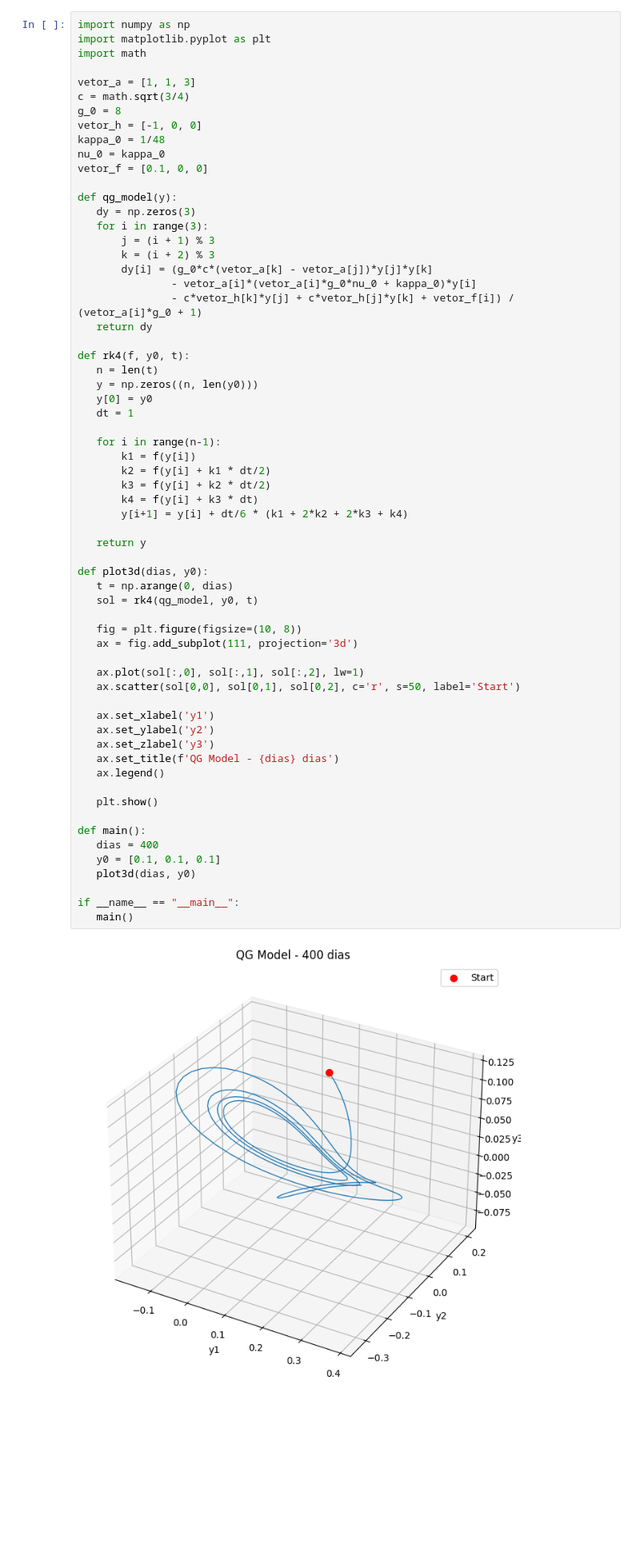
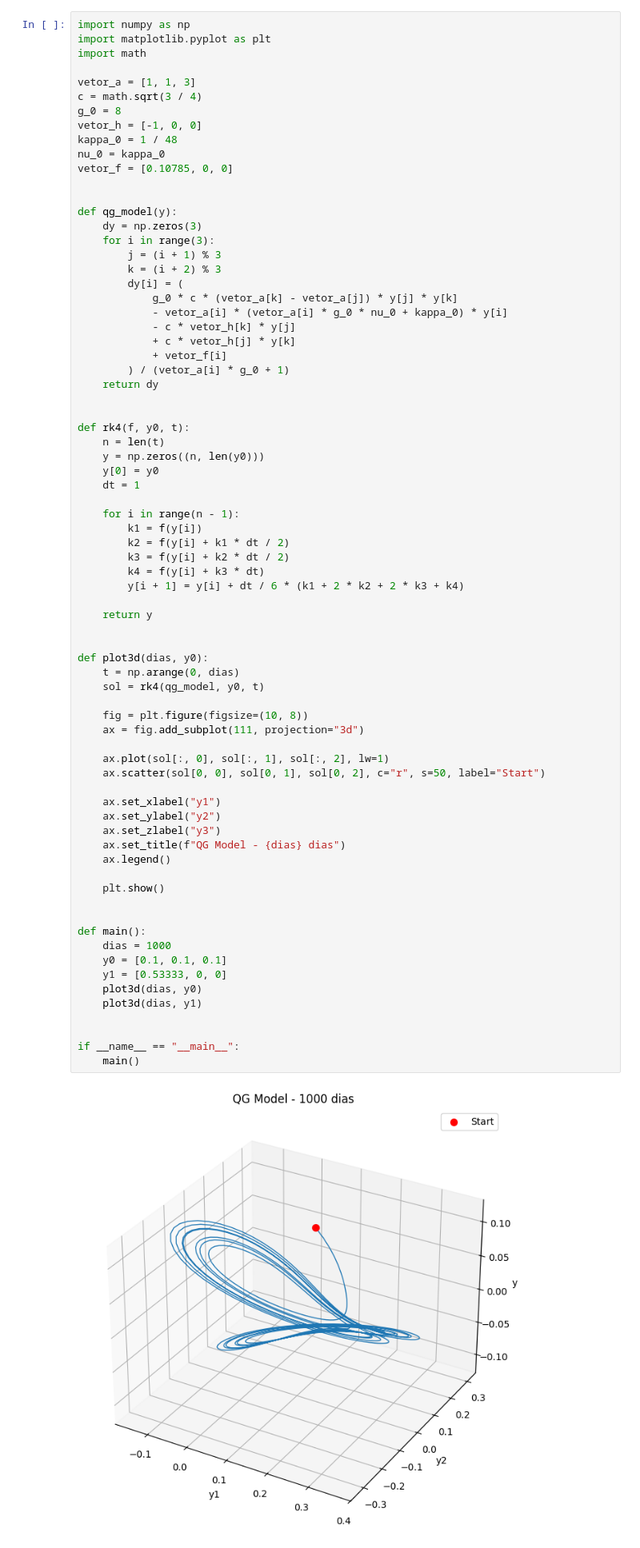
Before and after one commit to lucasamtaylor01/Lorenz80, a Jupyter notebook: 01_src/simulations.ipynb, the cells around one changed output. Shown at 80% size. Cells and saved outputs as stored; diff of their text form; blank space fills up the shorter version.

```diff
--- a/01_src/simulations.ipynb
+++ b/01_src/simulations.ipynb
@@ -270,65 +186,76 @@ if __name__ == '__main__':
 # %%
 import numpy as np
 import matplotlib.pyplot as plt
 import math
 
 vetor_a = [1, 1, 3]
-c = math.sqrt(3/4)
+c = math.sqrt(3 / 4)
 g_0 = 8
 vetor_h = [-1, 0, 0]
-kappa_0 = 1/48
+kappa_0 = 1 / 48
 nu_0 = kappa_0
-vetor_f = [0.1, 0, 0]
+vetor_f = [0.10785, 0, 0]
+
 
 def qg_model(y):
-   dy = np.zeros(3)
-   for i in range(3):
-       j = (i + 1) % 3
-       k = (i + 2) % 3
-       dy[i] = (g_0*c*(vetor_a[k] - vetor_a[j])*y[j]*y[k]
-               - vetor_a[i]*(vetor_a[i]*g_0*nu_0 + kappa_0)*y[i]
-               - c*vetor_h[k]*y[j] + c*vetor_h[j]*y[k] + vetor_f[i]) / (vetor_a[i]*g_0 + 1)
-   return dy
+    dy = np.zeros(3)
+    for i in range(3):
+        j = (i + 1) % 3
+        k = (i + 2) % 3
+        dy[i] = (
+            g_0 * c * (vetor_a[k] - vetor_a[j]) * y[j] * y[k]
+            - vetor_a[i] * (vetor_a[i] * g_0 * nu_0 + kappa_0) * y[i]
+            - c * vetor_h[k] * y[j]
+            + c * vetor_h[j] * y[k]
+            + vetor_f[i]
+        ) / (vetor_a[i] * g_0 + 1)
+    return dy
+
 
 def rk4(f, y0, t):
-   n = len(t)
-   y = np.zeros((n, len(y0)))
-   y[0] = y0
-   dt = 1
+    n = len(t)
+    y = np.zeros((n, len(y0)))
+    y[0] = y0
+    dt = 1
 
-   for i in range(n-1):
-       k1 = f(y[i])
-       k2 = f(y[i] + k1 * dt/2)
-       k3 = f(y[i] + k2 * dt/2)
-       k4 = f(y[i] + k3 * dt)
-       y[i+1] = y[i] + dt/6 * (k1 + 2*k2 + 2*k3 + k4)
+    for i in range(n - 1):
+        k1 = f(y[i])
+        k2 = f(y[i] + k1 * dt / 2)
+        k3 = f(y[i] + k2 * dt / 2)
+        k4 = f(y[i] + k3 * dt)
+        y[i + 1] = y[i] + dt / 6 * (k1 + 2 * k2 + 2 * k3 + k4)
 
-   return y
+    return y
+
 
 def plot3d(dias, y0):
-   t = np.arange(0, dias)
-   sol = rk4(qg_model, y0, t)
+    t = np.arange(0, dias)
+    sol = rk4(qg_model, y0, t)
 
-   fig = plt.figure(figsize=(10, 8))
-   ax = fig.add_subplot(111, projection='3d')
+    fig = plt.figure(figsize=(10, 8))
+    ax = fig.add_subplot(111, projection="3d")
 
-   ax.plot(sol[:,0], sol[:,1], sol[:,2], lw=1)
-   ax.scatter(sol[0,0], sol[0,1], sol[0,2], c='r', s=50, label='Start')
+    ax.plot(sol[:, 0], sol[:, 1], sol[:, 2], lw=1)
+    ax.scatter(sol[0, 0], sol[0, 1], sol[0, 2], c="r", s=50, label="Start")
 
-   ax.set_xlabel('y1')
-   ax.set_ylabel('y2')
-   ax.set_zlabel('y3')
-   ax.set_title(f'QG Model - {dias} dias')
-   ax.legend()
+    ax.set_xlabel("y1")
+    ax.set_ylabel("y2")
+    ax.set_zlabel("y3")
+    ax.set_title(f"QG Model - {dias} dias")
+    ax.legend()
 
-   plt.show()
+    plt.show()
+
 
 def main():
-   dias = 400
-   y0 = [0.1, 0.1, 0.1]
-   plot3d(dias, y0)
+    dias = 1000
+    y0 = [0.1, 0.1, 0.1]
+    y1 = [0.53333, 0, 0]
+    plot3d(dias, y0)
+    plot3d(dias, y1)
+
 
 if __name__ == "__main__":
-   main()
+    main()
 # %% [output]
-[figure, old version]
+[figure, new version]
```
Also changed, not shown: parts of 3 cells of this notebook.
